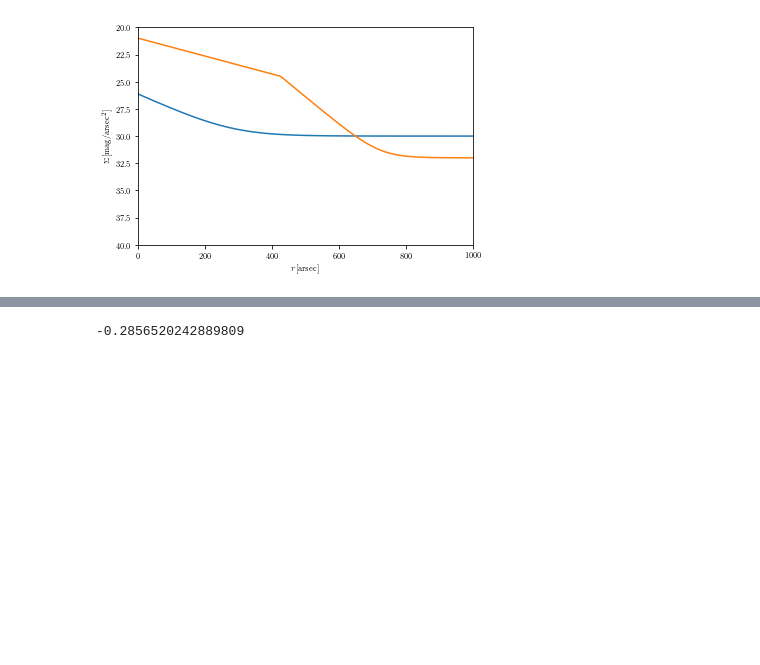
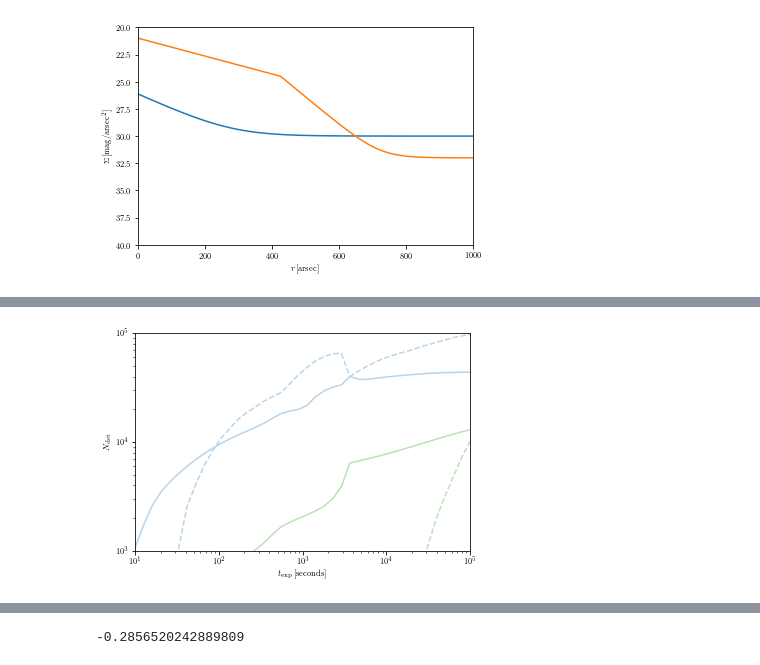
Before and after one commit to ltlancas/walter, a Jupyter notebook: observation.ipynb, the cells around one changed output, grey strips where cells are left out. Cells and saved outputs as stored; diff of their text form; code cells hidden in the pictures; blank space fills up the shorter version.

```diff
--- a/observation.ipynb
+++ b/observation.ipynb
@@ -355,0 +422,26 @@ Okay, now I'm going to use one of those surface brightness profiles to make a su
+# %%
+exp_ts = np.logspace(1,5,40)
+(fcrowds1,ndets1) = ([],[])
+(fcrowds2,ndets2) = ([],[])
+for texp in exp_ts:
+    (fcrowd,ndet) = getN_RST(halo02_surfR, 3600*ang_size, Dobs,texp,meti,agej,filtk,3600*rst_x0,3600*rst_y0, rst_phi,nchips)
+    fcrowds1.append(fcrowd)
+    ndets1.append(ndet)
+    (fcrowd,ndet) = getN_RST(halo02_surfR, 3600*ang_size, Dobs,texp,meti,agej,filtk,-2*3600*rst_x0,2*3600*rst_y0, -1*rst_phi,nchips)
+    fcrowds2.append(fcrowd)
+    ndets2.append(ndet)
+(fcrowds1,ndets1) = (np.array(fcrowds1),np.array(ndets1))
+(fcrowds2,ndets2) = (np.array(fcrowds2),np.array(ndets2))
+# %%
+plt.plot(exp_ts,ndets1,c=plt.cm.Blues(0.3),label="Location 1")
+plt.plot(exp_ts,1e5*fcrowds1,'--',c=plt.cm.Blues(0.3))
+plt.plot(exp_ts,ndets2,c=plt.cm.Greens(0.3),label="Location 2")
+plt.plot(exp_ts,1e5*fcrowds2,'--',c=plt.cm.Greens(0.3))
+plt.ylabel(r"$N_{\rm det}$")
+plt.xlabel(r"$t_{\rm exp} \, [{\rm seconds}]$")
+plt.ylim(1e3,1e5)
+plt.xlim(1e1,1e5)
+plt.xscale("log")
+plt.yscale("log")
+# %% [output]
+[figure, added]
```
Also changed, not shown: parts of 14 cells of this notebook.
